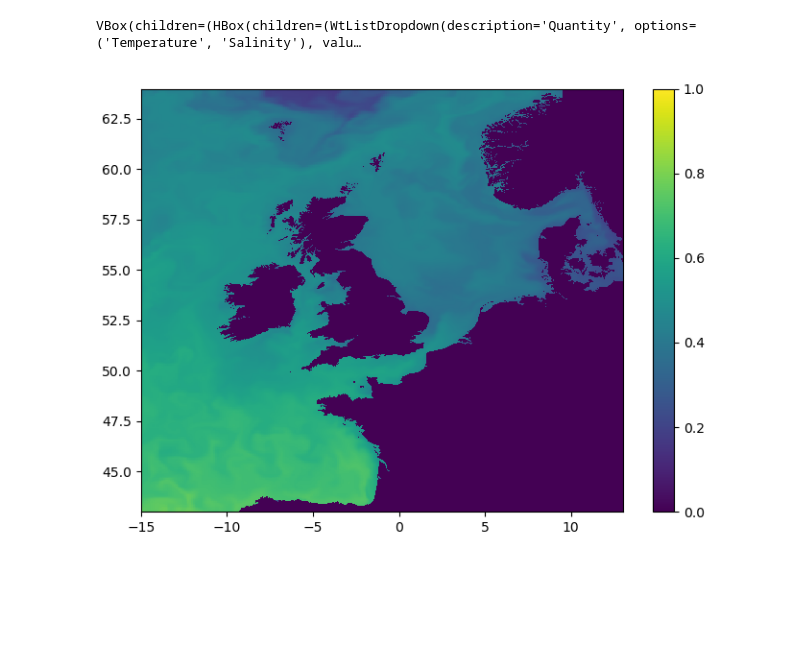
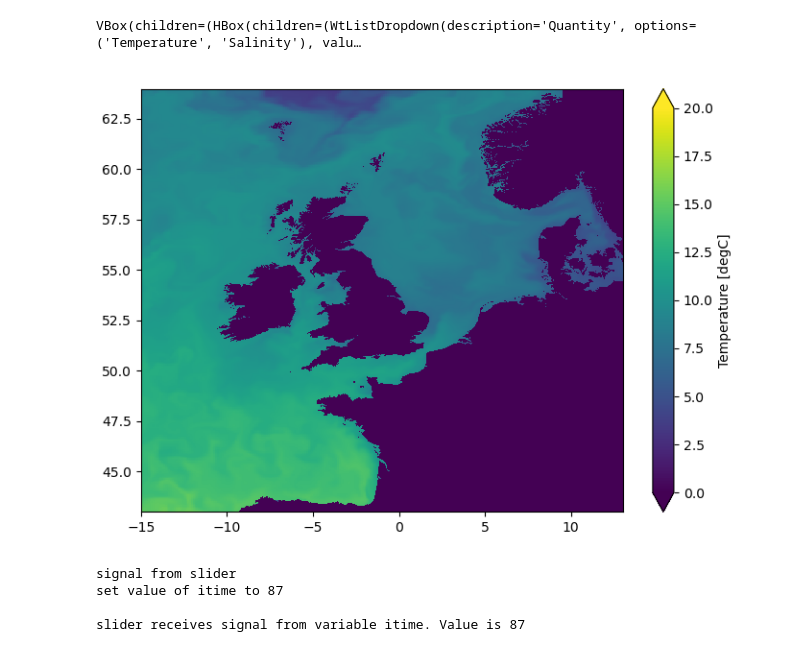
Before and after one commit to SALTISolutions/wetwin, a Jupyter notebook: wetwin_dcsm_maps.ipynb, the cells around one changed output. Cells and saved outputs as stored; diff of their text form; code cells hidden in the pictures; blank space fills up the shorter version.

```diff
--- a/wetwin_dcsm_maps.ipynb
+++ b/wetwin_dcsm_maps.ipynb
@@ -22,52 +23,60 @@ map_url="https://nx7384.your-storageshare.de/apps/sharingpath/wetwin/public/DCSM
 map=xr.open_zarr(map_url,consolidated=True)
 # map.salinity
 # %%
-class MyPlot1(wtPlot):
+class MyPlot1(wt.wtPlot):
     def __init__(self,map,variables,*args,**kwargs):
         super().__init__(variables,*args,**kwargs)
         #expand here with your own data
         self.map = map
-        itime=self.variables[0].value
-        ax=self.ax
-        fig=self.fig
-        self.update(itime) # fore a first time drawing
-        pc=self.pc
-        fig.colorbar(pc,ax=ax) #TODO only steal space for colorboar once
+        self.cb=None #remember colorbar; no colorbar yet
 
     def redraw(self):
         ax=self.ax
         fig=self.fig
-        ivartype=self.variables[0].value # time-step is first variable
-        itime=self.variables[1].value # time-step is first variable
-        ilayer=self.variables[2].value # time-step is second variable
+        ivartype=self.variables[0].value # variable type is first variable
+        itime=self.variables[1].value # current time is second variable
+        ilayer=self.variables[2].value # layer number is third variable
         xs = self.map.x_center
         ys = self.map.y_center
         zs = self.map.z_center_3d
         self.pc=None
         if ivartype==0:
             temp = map.temperature.isel(time=itime,z=ilayer) #select part of the data
             pc = ax.pcolormesh(xs,ys,temp,vmin=0,vmax=20)
+            if self.cb is None:
+                self.cb=fig.colorbar(pc,ax=ax,extend="both")
+            self.cb.update_normal(pc) #adjust colorbar to new data
+            self.cb.set_label("Temperature [degC]")
         else:
             sal = map.salinity.isel(time=itime,z=ilayer) #select part of the data
             pc = ax.pcolormesh(xs,ys,sal,vmin=20,vmax=35)
-            self.pc=pc
+            if self.cb is None:
+                self.cb=fig.colorbar(pc,ax=ax,extend="both")
+            self.cb.update_normal(pc)
+            self.cb.set_label("Salinity [psu]")
+        self.pc=pc
 
 # Variables and buttons
-ivartype=ListVariable("vartype","Quantity",["Temperature","Salinity"])
-ivartype_lst=WtListDropdown(ivartype)
-itime=IntVariable("itime","time-step",0,len(map.time),0) #define variable
-itime_sld=WtIntSlider(itime) # add a control widget
-ilayer=IntVariable("ilayer","layer",0,len(map.z),len(map.z)-1)
-ilayer_sld=WtIntSlider(ilayer)
+ivartype=wt.ListVariable("vartype","Quantity",["Temperature","Salinity"])
+ivartype_lst=wt.WtListDropdown(ivartype)
+itime=wt.IntVariable("itime","time-step",0,len(map.time),0) #define variable
+itime_sld=wt.WtIntSlider(itime) # add a control widget
+ilayer=wt.IntVariable("ilayer","layer",0,len(map.z),len(map.z)-1)
+ilayer_sld=wt.WtIntSlider(ilayer)
 
 # Plots
 p1=MyPlot1(map,[ivartype,itime,ilayer]) #create plot linked to variables
 
 # Layout and start
 bottom_widgets=widgets.HBox([ivartype_lst,itime_sld,ilayer_sld])
 top_widgets= p1
 gui=widgets.VBox([bottom_widgets,top_widgets]) #stack the parts
 display(gui)
+p1.redraw() #draw the initial plot
 # %% [output]
 VBox(children=(HBox(children=(WtListDropdown(description='Quantity', options=('Temperature', 'Salinity'), valu…
-[figure, old version]
+[figure, new version]
+signal from slider
+set value of itime to 87
+
+slider receives signal from variable itime. Value is 87
```
Also changed, not shown: parts of 6 cells of this notebook, 1 other file.
